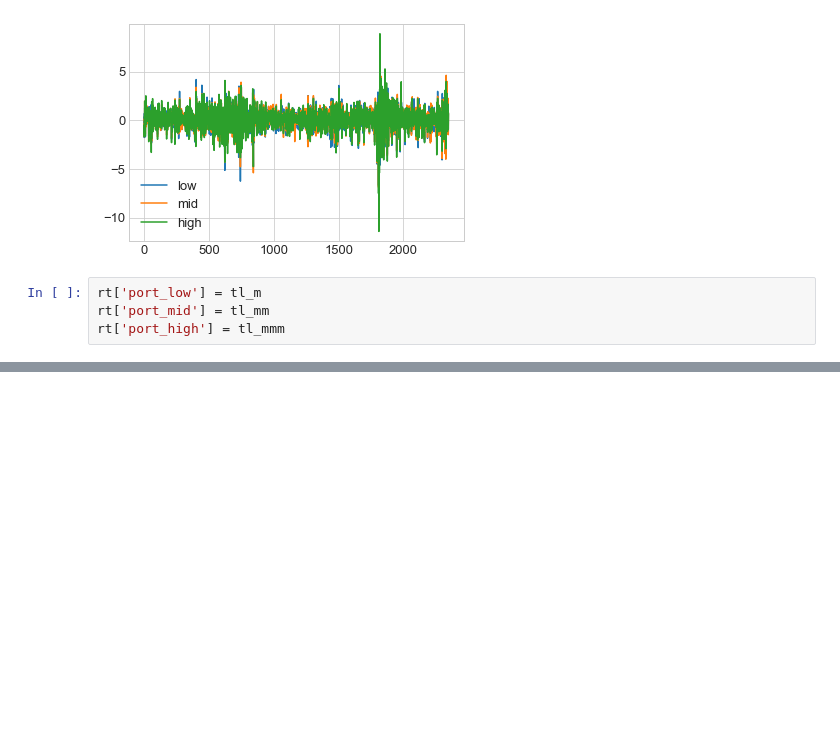
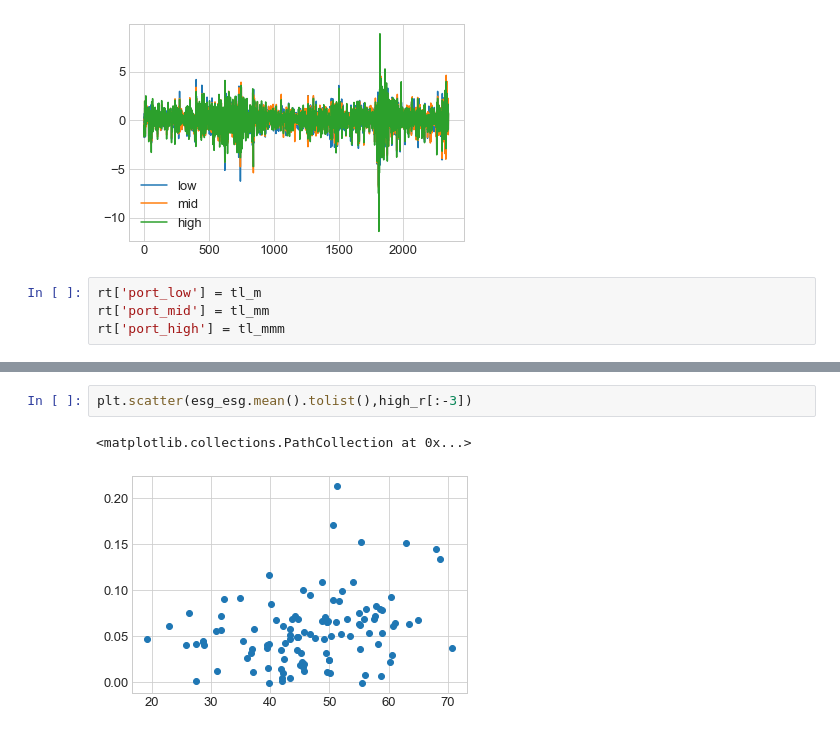
Before and after one commit to KamilPan/PS, a Jupyter notebook: ACF /ACF.ipynb, the cells around one changed output, grey strips where cells are left out. Saved outputs shown, nothing was run; the diff lists cells and outputs as text; blank space fills up the shorter version.

```diff
--- a/ACF /ACF.ipynb
+++ b/ACF /ACF.ipynb
@@ -751,0 +647,5 @@ ff.to_excel('ff.xlsx')
+# %%
+plt.scatter(esg_esg.mean().tolist(),high_r[:-3])
+# %% [output]
+<matplotlib.collections.PathCollection at 0x...>
+[figure, added]
```
Also changed, not shown: parts of 19 cells of this notebook, 6 other files.
